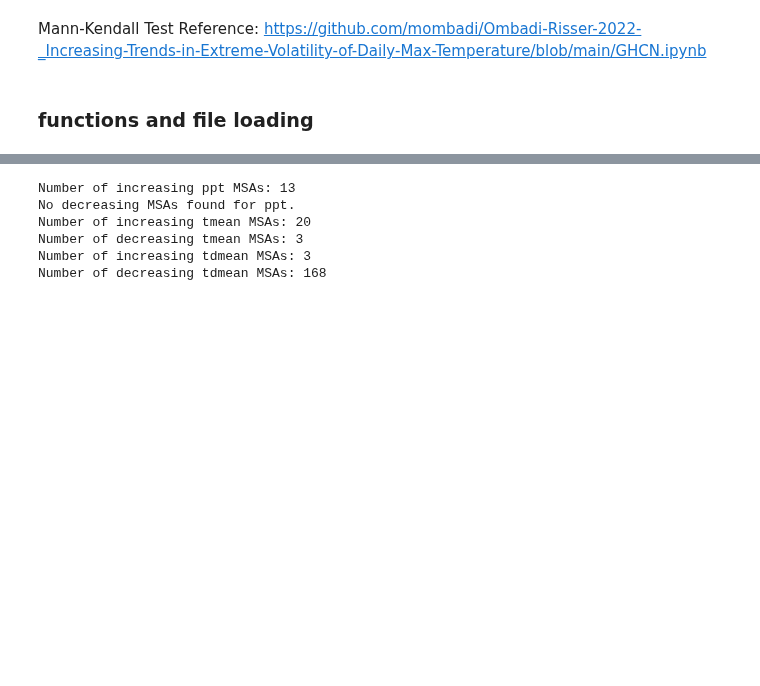
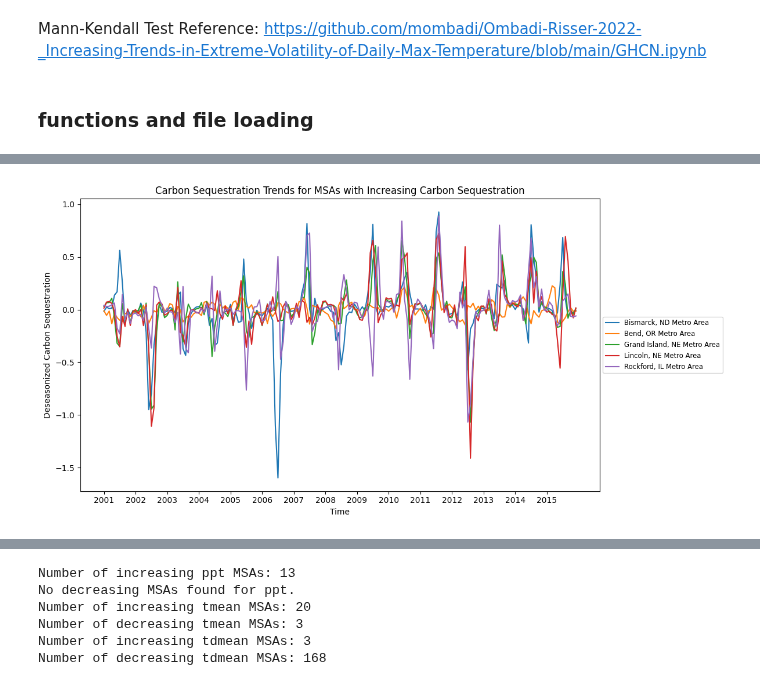
Before and after one commit to qifan-wu/urban_greening_windows, a Jupyter notebook: trend_analysis.ipynb, the cells around one changed output, grey strips where cells are left out. Drawn from its saved outputs; the diff is of its cells as text; code cells hidden in the pictures; blank space fills up the shorter version.

```diff
--- a/trend_analysis.ipynb
+++ b/trend_analysis.ipynb
@@ -146,0 +167,33 @@ nee_trend.merge(msa_region_name, on='NAMELSAD').to_csv(constants.NEE_TREND, inde
+# %%
+def plot_seasonal_change(df, info, show_mean=False):
+    '''
+    df (pd.DataFrame): DataFrame with time series data. and a single column of 'NAMELSAD'
+    info (dict) {'title': (str), 'xlabel': (str), 'ylabel': (str)}
+    '''
+
+    title, xlabel, ylable = info['title'], info['xlabel'], info['ylabel']
+    plt.figure(figsize=(12, 6))
+
+
+    if show_mean:
+        mean_values = df.iloc[:, 1:].mean(axis=0)
+        plt.plot(df.columns[1:], mean_values, color='red', label='Mean of Carbon Sequestration', linewidth=2, zorder=3)
+        for index, row in df.iterrows():
+            plt.plot(row.index[1:], row.values[1:], color='grey', alpha=0.5)
+    else:
+        for index, row in df.iterrows():
+            plt.plot(row.index[1:], row.values[1:], label=row['NAMELSAD'])
+
+    plt.xlabel(xlabel)
+    plt.xticks(ticks=np.arange(0, len(row.index[1:]), 12), labels=[year[:4] for year in row.index[1:][::12]])
+    plt.ylabel(ylable)
+    plt.title(title)
+    plt.legend(loc='center left', bbox_to_anchor=(1, 0.5), fontsize='small')
+    plt.tight_layout()
+    plt.show()
+
+
+increasing_cs_df = cs_trend[cs_trend['trend'] == 'increasing'][['NAMELSAD']].merge(deseasonize_df(cs_df), how='inner')
+plot_seasonal_change(increasing_cs_df, {'title': 'Carbon Sequestration Trends for MSAs with Increasing Carbon Sequestration', 'xlabel': 'Time', 'ylabel': 'Deseasonized Carbon Sequestration'})
+# %% [output]
+[figure, added]
```
Also changed, not shown: parts of 8 cells of this notebook, 1 other file.
